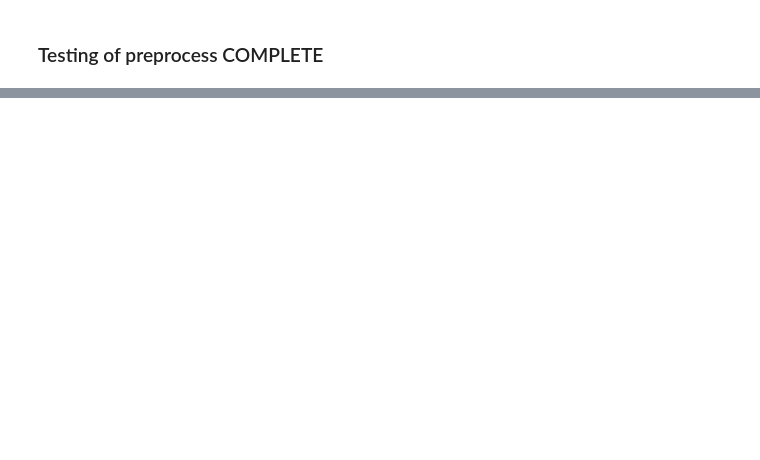
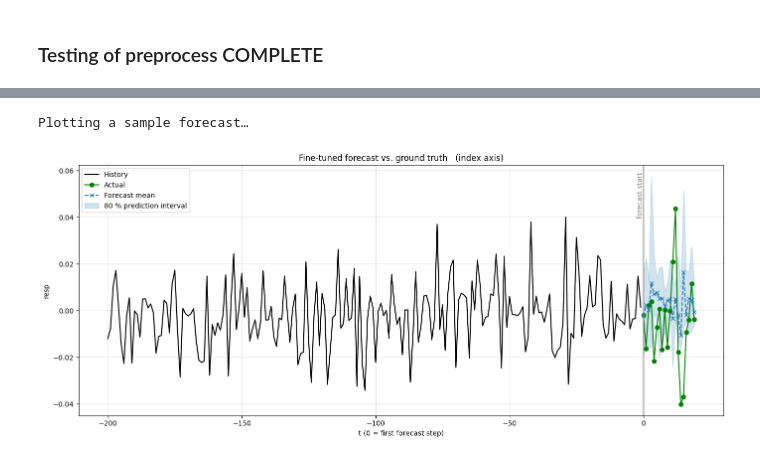
Before and after one commit to juliensauter/ML2_project_JaneStreet, a Jupyter notebook: Data.ipynb, the cells around one changed output, grey strips where cells are left out. Saved outputs shown, nothing was run; the diff lists cells and outputs as text; code cells hidden in the pictures; blank space fills up the shorter version.

```diff
--- a/Data.ipynb
+++ b/Data.ipynb
@@ -279,0 +391,51 @@ plt.show()
+# %%
+import numpy as np
+import matplotlib.pyplot as plt
+
+print("Plotting a sample forecast…")
+inp      = next(iter(test_instances.input))
+label    = next(iter(test_instances.label))
+forecast  = next(iter(forecasts))
+
+# ------------------------------------------------------------------
+# 1) Build X-axes that are **indices**, not dates
+# ------------------------------------------------------------------
+ctx_len  = context_length                 # 200 in your notebook
+pred_len = prediction_length              # 20 in your notebook
+hist_x   = np.arange(-ctx_len, 0)         # …-200 …-1
+pred_x   = np.arange(0,  pred_len)        # 0 … 19  (0 = forecast start)
+
+hist_y   = inp["target"][-ctx_len:]       # last 200 points of history
+label_y  = label["target"]                # ground-truth for horizon
+fc_mean  = forecast.mean
+fc_p10   = forecast.quantile(0.1)
+fc_p90   = forecast.quantile(0.9)
+
+# ------------------------------------------------------------------
+# 2) Make a single, compact plot (integer axis + reference line)
+# ------------------------------------------------------------------
+plt.figure(figsize=(14, 6))
+plt.title("Fine-tuned forecast vs. ground truth   (index axis)")
+
+# Historical context
+plt.plot(hist_x, hist_y,  color="black", label="History")
+
+# Ground truth & prediction
+plt.plot(pred_x, label_y,  "o-",  color="green", label="Actual")
+plt.plot(pred_x, fc_mean,  "x--", color="tab:blue", label="Forecast mean")
+plt.fill_between(pred_x, fc_p10, fc_p90, color="tab:blue", alpha=0.2,
+                 label="80 % prediction interval")
+
+# Visual cues
+plt.axvline(0, color="grey", linewidth=1.2)           # forecast start
+plt.text(0, plt.ylim()[1]*0.95, "forecast start",     # annotate the line
+         rotation=90, va="top", ha="right", color="grey")
+plt.xlabel("t (0 = first forecast step)")
+plt.ylabel("resp")
+plt.grid(alpha=.3)
+plt.legend()
+plt.tight_layout()
+plt.show()
+# %% [output]
+Plotting a sample forecast…
+[figure, added]
```
Also changed, not shown: parts of 28 cells of this notebook, 3 other files.
